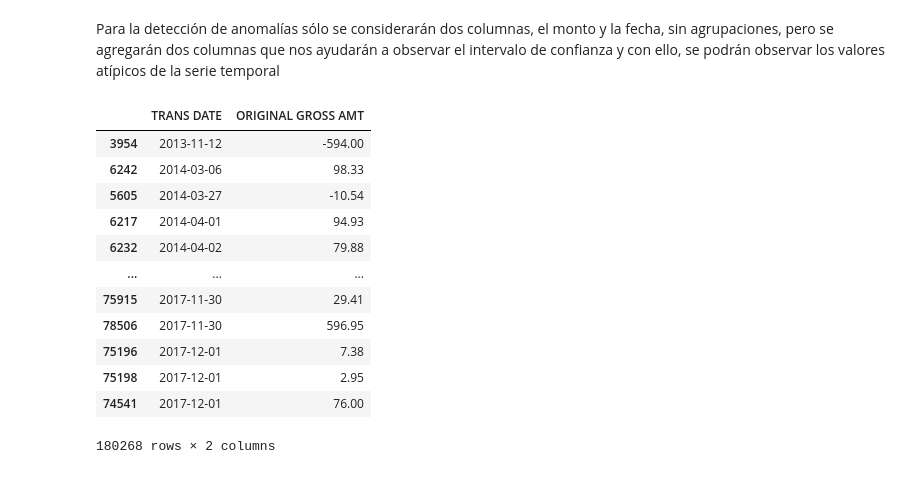
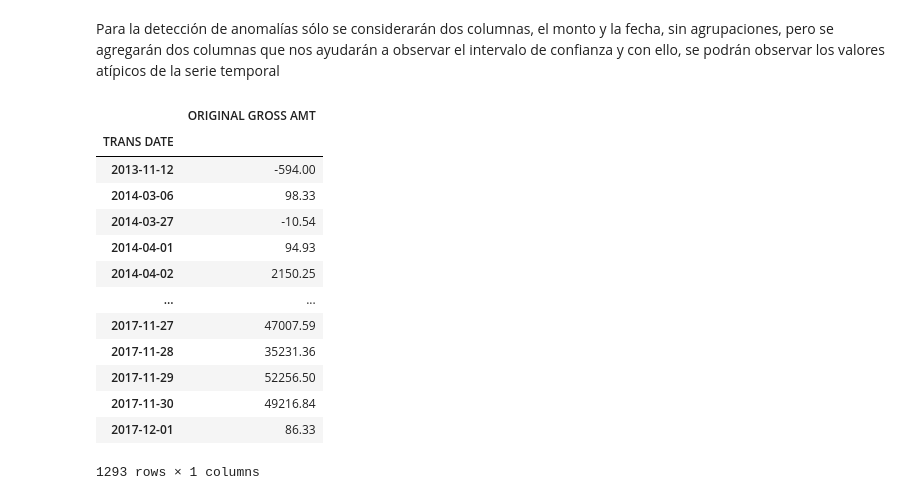
Before and after one commit to jessigatma/Globant_Exercises, a Jupyter notebook: purchases.ipynb, the cells around one changed output. Cells and saved outputs as stored; diff of their text form; code cells hidden in the pictures.

```diff
--- a/purchases.ipynb
+++ b/purchases.ipynb
@@ -314,19 +312,20 @@ Para la detección de anomalías sólo se considerarán dos columnas, el monto y
 # %%
 anomalias = df_result[['TRANS DATE', 'ORIGINAL GROSS AMT']].sort_values(by='TRANS DATE')
 anomalias = anomalias[anomalias['ORIGINAL GROSS AMT'].notna()]
-anomalias.groupby(['TRANS DATE']).sum()
+anomalias = anomalias.groupby(['TRANS DATE']).sum()
 anomalias
 # %% [output]
-|  | TRANS DATE | ORIGINAL GROSS AMT |
-| 3954 | 2013-11-12 | -594.00 |
-| 6242 | 2014-03-06 | 98.33 |
-| 5605 | 2014-03-27 | -10.54 |
-| 6217 | 2014-04-01 | 94.93 |
-| 6232 | 2014-04-02 | 79.88 |
-| ... | ... | ... |
-| 75915 | 2017-11-30 | 29.41 |
-| 78506 | 2017-11-30 | 596.95 |
-| 75196 | 2017-12-01 | 7.38 |
-| 75198 | 2017-12-01 | 2.95 |
-| 74541 | 2017-12-01 | 76.00 |
+|  | ORIGINAL GROSS AMT |
+| TRANS DATE |  |
+| 2013-11-12 | -594.00 |
+| 2014-03-06 | 98.33 |
+| 2014-03-27 | -10.54 |
+| 2014-04-01 | 94.93 |
+| 2014-04-02 | 2150.25 |
+| ... | ... |
+| 2017-11-27 | 47007.59 |
+| 2017-11-28 | 35231.36 |
+| 2017-11-29 | 52256.50 |
+| 2017-11-30 | 49216.84 |
+| 2017-12-01 | 86.33 |
-180268 rows × 2 columns
+1293 rows × 1 columns
```
Also changed, not shown: parts of 11 cells of this notebook.
